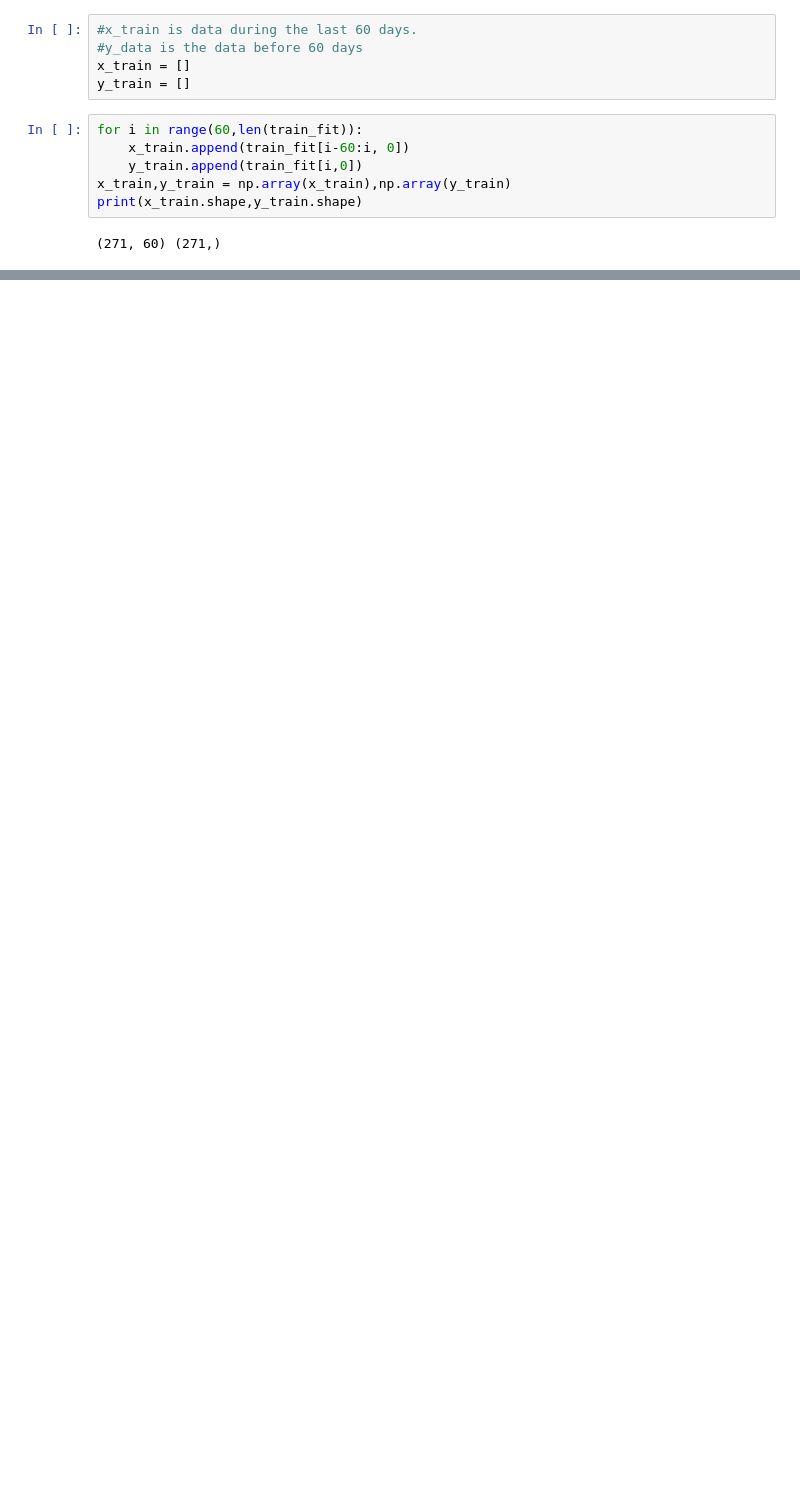
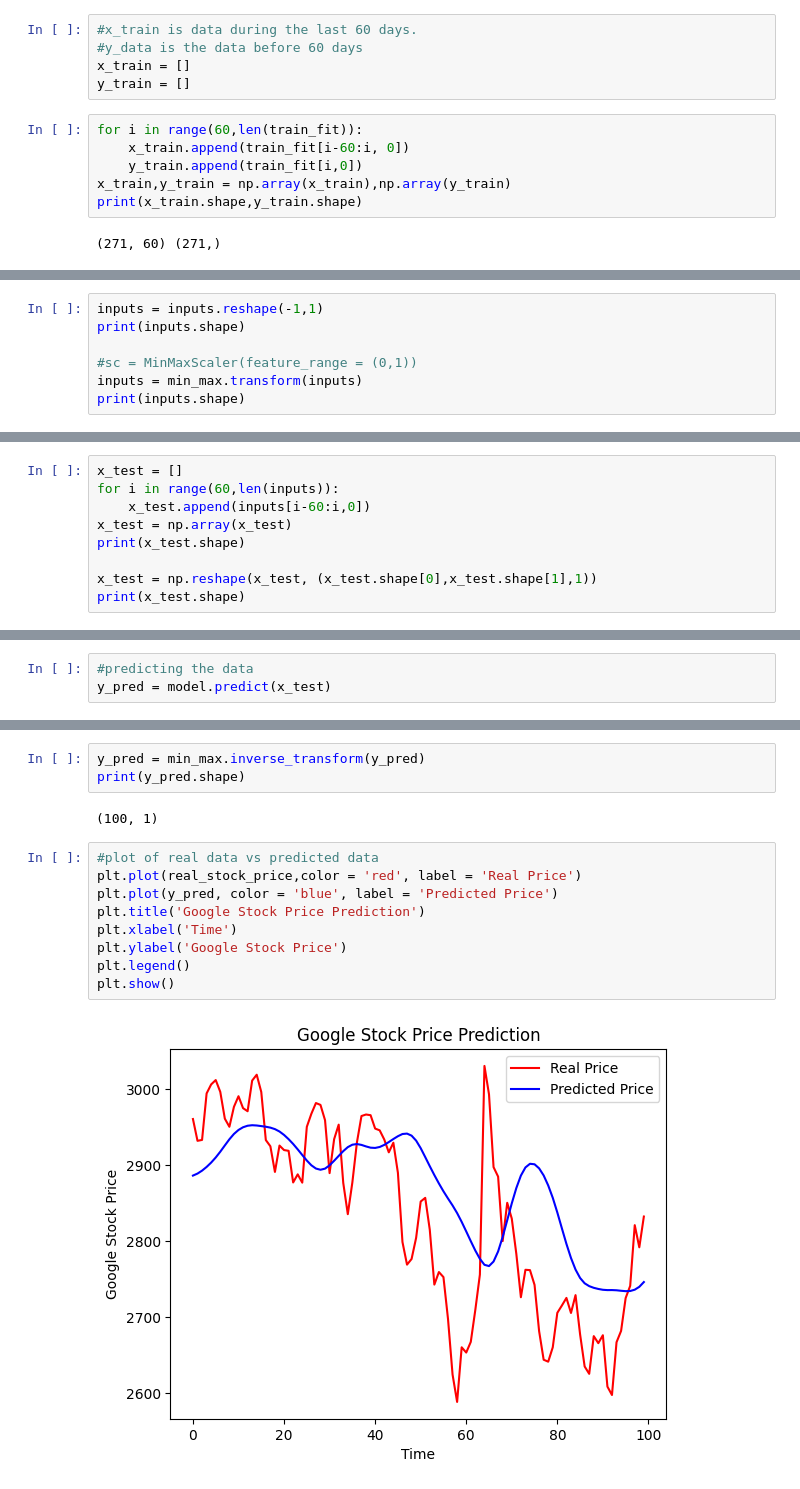
Before and after one commit to breannaparker1991/googlestock, a Jupyter notebook: breannaparker630final.ipynb, the cells around one changed output, grey strips where cells are left out. Saved outputs shown, nothing was run; the diff lists cells and outputs as text; blank space fills up the shorter version.

```diff
--- a/breannaparker630final.ipynb
+++ b/breannaparker630final.ipynb
@@ -195,0 +268,7 @@ print(x_train.shape,y_train.shape)
+# %%
+inputs = inputs.reshape(-1,1)
+print(inputs.shape)
+
+#sc = MinMaxScaler(feature_range = (0,1))
+inputs = min_max.transform(inputs)
+print(inputs.shape)
@@ -195,0 +278,9 @@ print(x_train.shape,y_train.shape)
+# %%
+x_test = []
+for i in range(60,len(inputs)):
+    x_test.append(inputs[i-60:i,0])
+x_test = np.array(x_test)
+print(x_test.shape)
+
+x_test = np.reshape(x_test, (x_test.shape[0],x_test.shape[1],1))
+print(x_test.shape)
@@ -195,0 +290,3 @@ print(x_train.shape,y_train.shape)
+# %%
+#predicting the data
+y_pred = model.predict(x_test)
@@ -195,0 +295,16 @@ print(x_train.shape,y_train.shape)
+# %%
+y_pred = min_max.inverse_transform(y_pred)
+print(y_pred.shape)
+# %% [output]
+(100, 1)
+# %%
+#plot of real data vs predicted data
+plt.plot(real_stock_price,color = 'red', label = 'Real Price')
+plt.plot(y_pred, color = 'blue', label = 'Predicted Price')
+plt.title('Google Stock Price Prediction')
+plt.xlabel('Time')
+plt.ylabel('Google Stock Price')
+plt.legend()
+plt.show()
+# %% [output]
+[figure, added]
```
Also changed, not shown: parts of 15 cells of this notebook.
